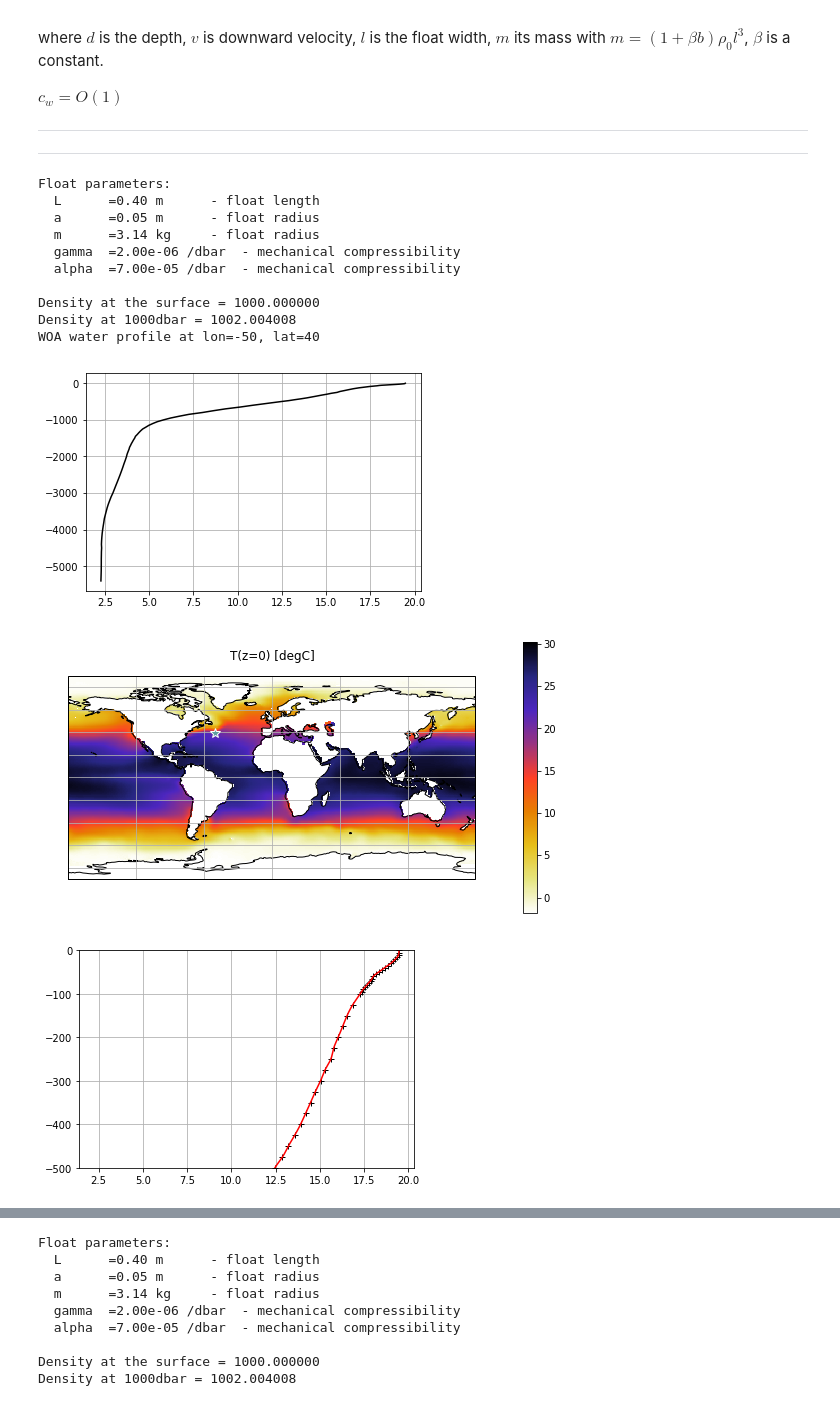
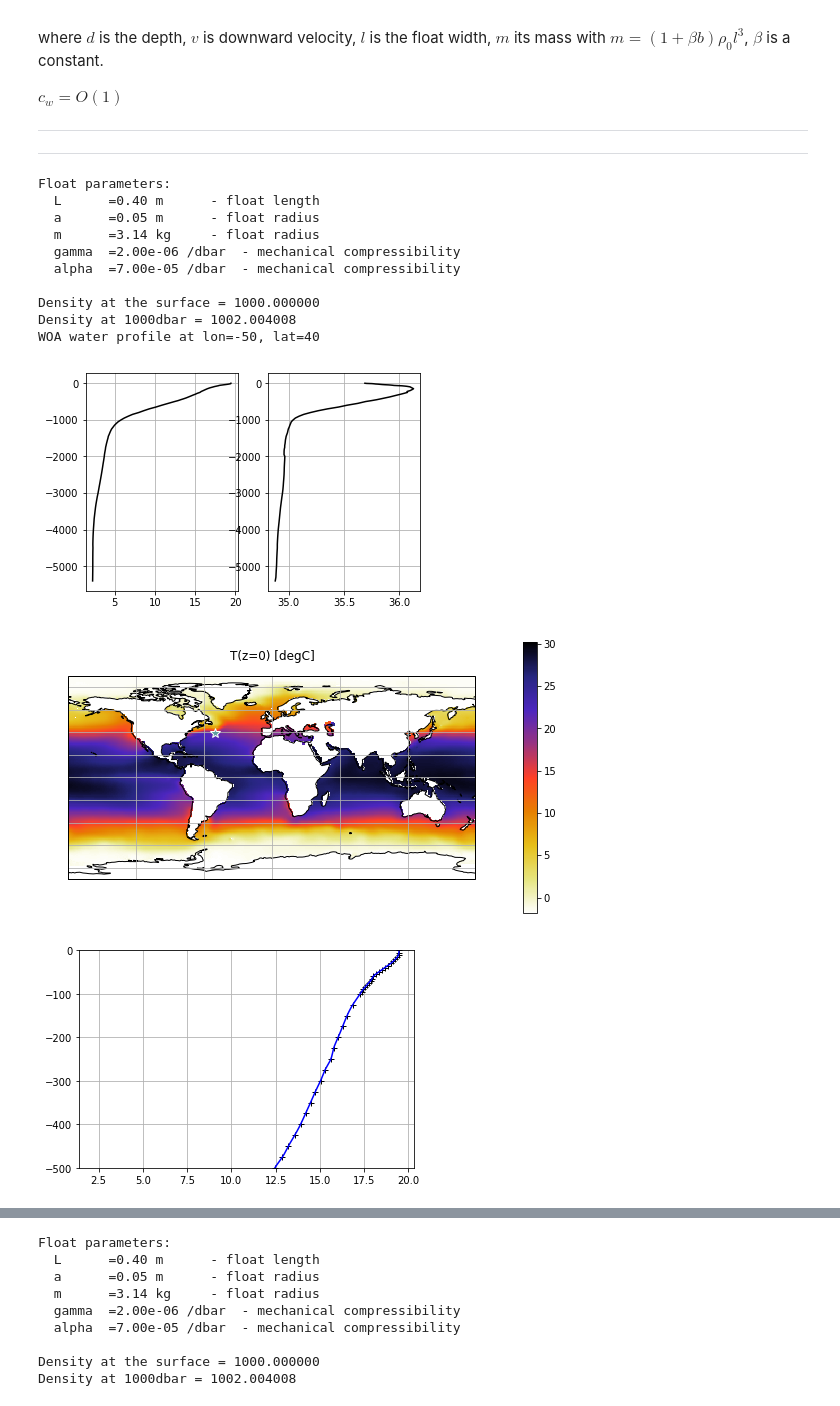
Before and after one commit to apatlpo/cognac, a Jupyter notebook: instrum/zcontrol_realistic.ipynb, the cells around one changed output, grey strips where cells are left out. Saved outputs shown, nothing was run; the diff lists cells and outputs as text; code cells hidden in the pictures.

Commit message:
add salinity and gsw implementation

```diff
--- a/instrum/zcontrol_realistic.ipynb
+++ b/instrum/zcontrol_realistic.ipynb
@@ -119,18 +119,21 @@ class afloat():
 
     def __repr__(self):
         strout='Float parameters: \n'
-        strout+='  L      =%.2f m      - float length\n'%(self.L)
-        strout+='  a      =%.2f m      - float radius\n'%(self.a)
-        strout+='  m      =%.2f kg     - float radius\n'%(self.m)
-        strout+='  gamma  =%.2e /dbar  - mechanical compressibility\n'%(self.gamma)
-        strout+='  alpha  =%.2e /dbar  - mechanical compressibility\n'%(self.alpha)
+        strout+='  L     = %.2f m      - float length\n'%(self.L)
+        strout+='  a     = %.2f m      - float radius\n'%(self.a)
+        strout+='  m     = %.2f kg     - float radius\n'%(self.m)
+        strout+='  gamma = %.2e /dbar  - mechanical compressibility\n'%(self.gamma)
+        strout+='  alpha = %.2e /dbar  - mechanical compressibility\n'%(self.alpha)
         return strout
 
     def rho(self,p,t,v=0.):
-        ''' Returns float density i.e. mass over volum
+        ''' Returns float density i.e. mass over volume
         '''
         return self.m/(self.V*(1.-self.gamma*p+self.alpha*(t-self.t0))+v)
 
+    def adjust_balast(self,z_eq,rho_eq)
+
+        return v
 
 
 class waterp():
@@ -150,15 +153,17 @@ class waterp():
             self.lat = glat[ilat]
             #
             self.z = -nc.variables['depth'][:]
+            self.p = gsw.p_from_z(self.z,self.lat)
             #
             self.t = nc.variables['t_an'][0,:,ilat,ilon]
             nc.close()
             #
             self._sfile = 'woa13_decav_s00_01v2.nc'
-            #nc = Dataset(self._sfile,'r')
-            #self.s = nc.variables['s_oa'][0,:,ilat,ilon]
-            #nc.close()
-            self.s = self.t*0. + 30.
+            nc = Dataset(self._sfile,'r')
+            self.s = nc.variables['s_an'][0,:,ilat,ilon]
+            nc.close()
+            #
+
 
     def show_on_map(self):
         if self._woa:
@@ -182,8 +187,11 @@ class waterp():
     def __repr__(self):
         if self._woa:
             strout = 'WOA water profile at lon=%.0f, lat=%.0f'%(self.lon,self.lat)
-        ax = plt.subplot(111)
+        ax = plt.subplot(121)
         ax.plot(self.t,self.z,'k')
+        plt.grid()
+        ax = plt.subplot(122)
+        ax.plot(self.s,self.z,'k')
         plt.grid()
         return strout
 
@@ -193,45 +201,74 @@ class waterp():
         #return interp1d(self.z,self.t,kind='spline',fill_value='extrapolate')(z)
         return interp1d(self.z,self.t,kind='cubic')(z)
 
+    def get_s(self,z,eta=0.):
+        ''' get practical salinity
+        '''
+        return interp1d(self.z,self.s,kind='cubic')(z)
+
+    def get_p(self,z,eta=0.):
+        ''' get pressure
+        '''
+        return interp1d(self.z,self.p,kind='cubic')(z)
+
     def get_theta(self,z,eta=0.):
         ''' get potential temperature
         '''
         pass
 
     def get_rho(self,z,eta=0.):
-        pass
+        s = self.get_s(z,eta=eta)
+        p = self.get_p(z,eta=eta)
+        SA = gsw.SA_from_SP(s, p, self.lon, self.lat)
+        #
+        t = self.get_t(z,eta=eta)
+        CT = gsw.CT_from_t(SA, t, p)
+        #
+        return gsw.density.rho(SA, CT, p)
 
 
 #
 f = afloat()
-print f
-print 'Density at the surface = %f' %f.rho(0.,f.t0)
-print 'Density at 1000dbar = %f' %f.rho(1.e3,f.t0)
+print(f)
+print('Density at the surface = %f' %f.rho(0.,f.t0))
+print('Density at 1000dbar = %f' %f.rho(1.e3,f.t0))
 
 #
 w = waterp(lon=-50.,lat=40.)
-print w
+print(w)
 w.show_on_map()
 
 plt.figure()
 ax = plt.subplot(111)
 ax.plot(w.t,w.z,'k+')
 z=np.arange(-500.,0.,1.)
 t=w.get_t(z)
-ax.plot(t,z,'r')
+ax.plot(t,z,'b')
 ax.set_ylim((-500,0.))
 ax.grid()
+
+plt.figure()
+ax = plt.subplot(111)
+z=np.arange(-500.,0.,1.)
+#
+rho_w, p, t = w.get_rho(z), w.get_p(z), w.get_t(z)
+rho_f=f.rho(p,t)
+#
+ax.plot(rho_w,z,'b')
+ax.plot(rho_f,z,'r')
+ax.set_ylim((-500,0.))
+ax.grid()
 # %% [output]
 Float parameters:
   L      =0.40 m      - float length
   a      =0.05 m      - float radius
   m      =3.14 kg     - float radius
   gamma  =2.00e-06 /dbar  - mechanical compressibility
   alpha  =7.00e-05 /dbar  - mechanical compressibility
 
 Density at the surface = 1000.000000
 Density at 1000dbar = 1002.004008
 WOA water profile at lon=-50, lat=40
-[figure, old version]
+[figure, new version]
 [figure]
-[figure, old version]
+[figure, new version]
```
Also changed, not shown: parts of 2 cells of this notebook.
